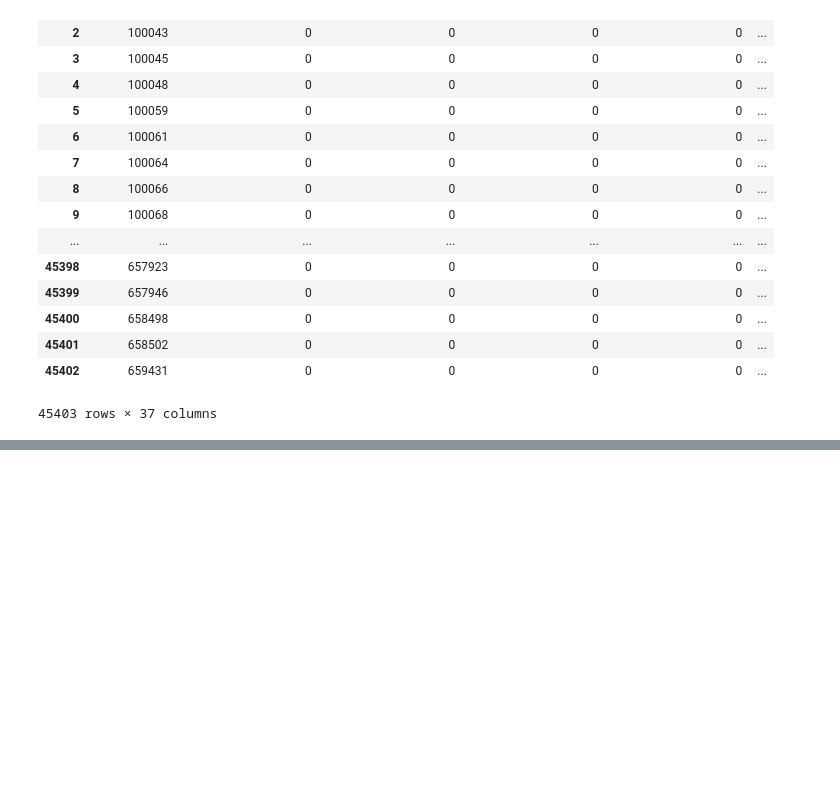
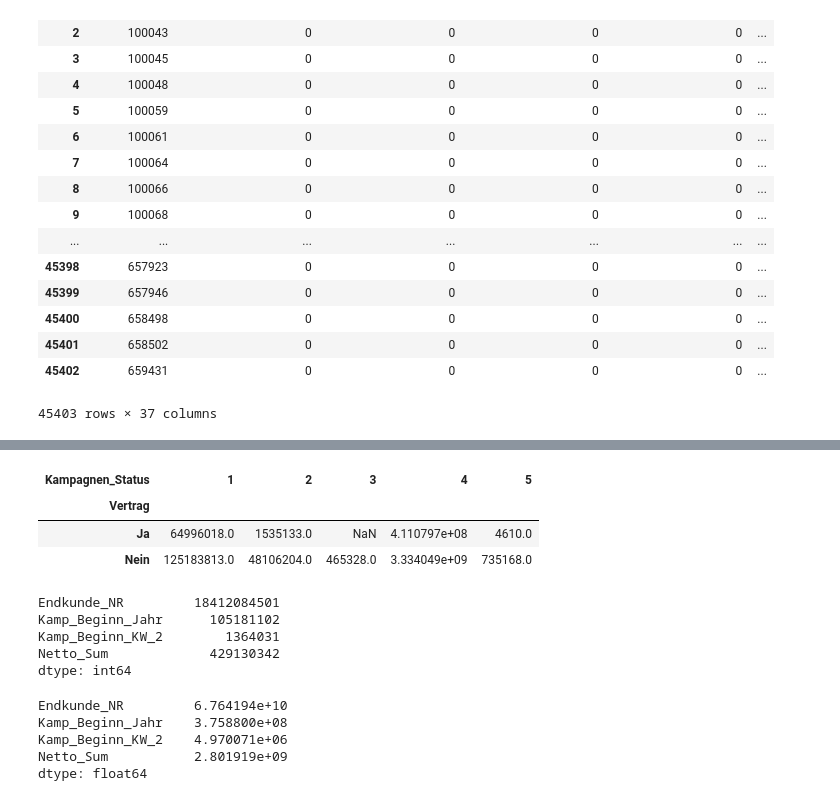
Before and after one commit to apgsga-stc/PredictiveAnalyticsPython, a Jupyter notebook: vkprog_analyse/scribbles.ipynb, the cells around one changed output, grey strips where cells are left out. Drawn from its saved outputs; the diff is of its cells as text; code cells hidden in the pictures; blank space fills up the shorter version.

```diff
--- a/vkprog_analyse/scribbles.ipynb
+++ b/vkprog_analyse/scribbles.ipynb
@@ -141,0 +275,10 @@ debug_df
+# %%
+raw_data_bookings.pivot_table(values="Brutto",
+                              index=["Vertrag"],
+                              columns='Kampagnen_Status',
+                              aggfunc="sum")
+# %% [output]
+| Kampagnen_Status | 1 | 2 | 3 | 4 | 5 |
+| Vertrag |  |  |  |  |  |
+| Ja | 64996018.0 | 1535133.0 | NaN | 4.110797e+08 | 4610.0 |
+| Nein | 125183813.0 | 48106204.0 | 465328.0 | 3.334049e+09 | 735168.0 |
@@ -141,0 +305,8 @@ debug_df
+# %%
+df_aus.sum()
+# %% [output]
+Endkunde_NR         18412084501
+Kamp_Beginn_Jahr      105181102
+Kamp_Beginn_KW_2        1364031
+Netto_Sum             429130342
+dtype: int64
@@ -141,0 +315,8 @@ debug_df
+# %%
+df_aus.sum()
+# %% [output]
+Endkunde_NR         6.764194e+10
+Kamp_Beginn_Jahr    3.758800e+08
+Kamp_Beginn_KW_2    4.970071e+06
+Netto_Sum           2.801919e+09
+dtype: float64
```
Also changed, not shown: parts of 14 cells of this notebook, 1 other file.
